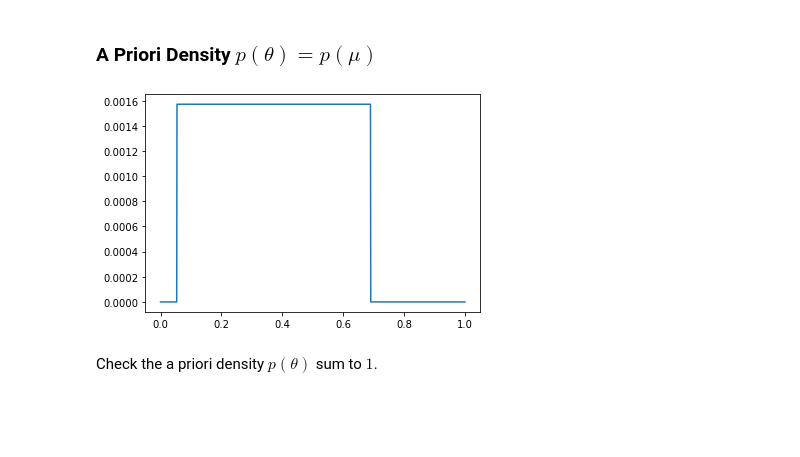
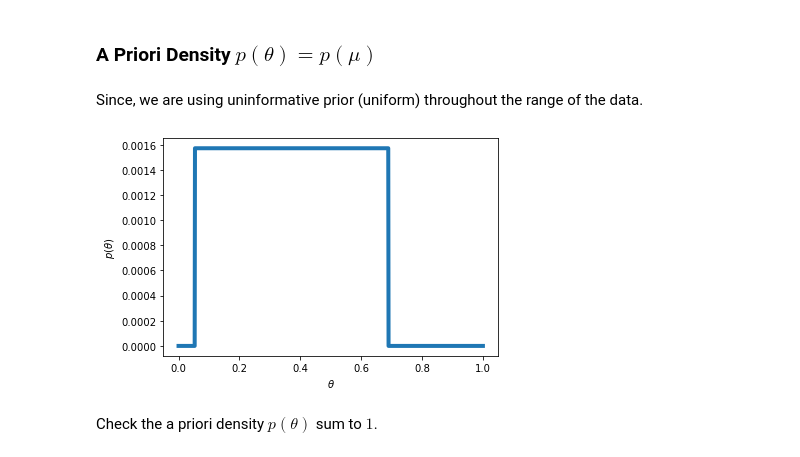
Before and after one commit to tmwatchanan/pattern-recognition, a Jupyter notebook: miniproject_4.ipynb, the cells around one changed output. Saved outputs shown, nothing was run; the diff lists cells and outputs as text; code cells hidden in the pictures; blank space fills up the shorter version.

```diff
--- a/miniproject_4.ipynb
+++ b/miniproject_4.ipynb
@@ -492,19 +507,25 @@ So, our $\theta$ is just $\mu$. Assume that the width of the likelihood (triangu
 # %% [markdown]
 ### A Priori Density $p(\theta) = p(\mu)$
 # %%
-mu = np.arange(0, 1.0, 0.001)
-# mu
+mu = np.arange(0, 1.001, 0.001)
+# %% [markdown]
+Since, we are using uninformative prior (uniform) throughout the range of the data.
+# %%
+U_a = D.min()
+U_b = D.max()
 # %%
-pTheta = [prior_dist(m, D.min(), D.max()) for m in mu]
+pTheta = [prior_dist(m, U_a, U_b) for m in mu]
 pTheta /= np.sum(pTheta)
 # %%
 fig, ax = plt.subplots()
 X = mu
 Y = pTheta
-ax.plot(X, Y)
+ax.plot(X, Y, linewidth=4)
+ax.set_xlabel(r"$\theta$")
+ax.set_ylabel(r"$p(\theta)$")
 plt.show()
 # %% [output]
-[figure, old version]
+[figure, new version]
 # %% [markdown]
 Check the a priori density $p(\theta)$ sum to $1$.
 # %%
```
Also changed, not shown: parts of 47 cells of this notebook.
